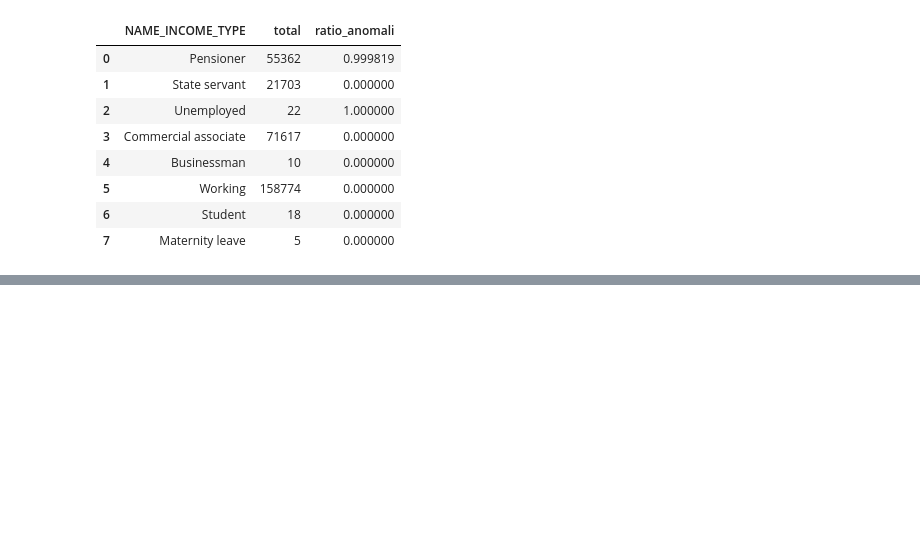
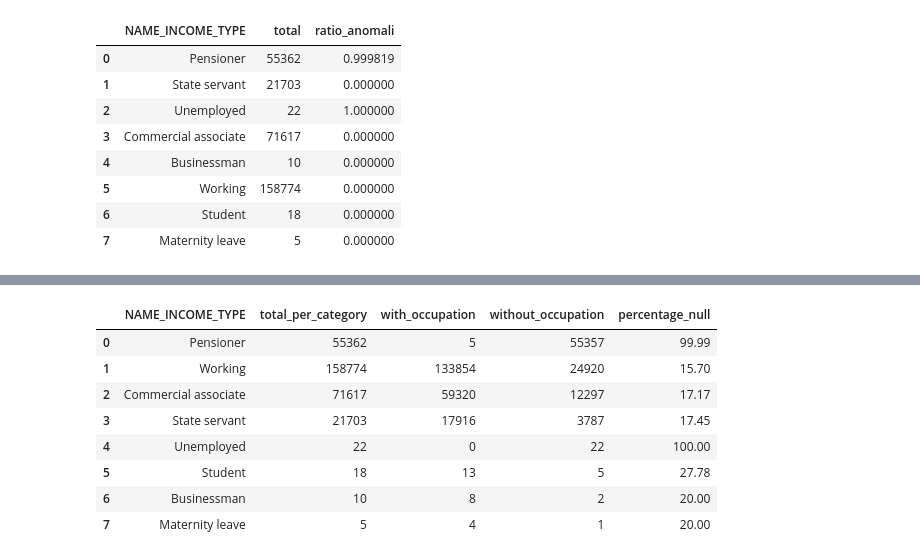
Before and after one commit to dimitrimovila/credit_risk_model, a Jupyter notebook: 01_eda_and_sql.ipynb, the cells around one changed output, grey strips where cells are left out. Cells and saved outputs as stored; diff of their text form; code cells hidden in the pictures; blank space fills up the shorter version.

```diff
--- a/01_eda_and_sql.ipynb
+++ b/01_eda_and_sql.ipynb
@@ -277,0 +395,26 @@ display(df_verification)
+# %%
+# Is there a correlation between income type and missing occupation?
+cross_check_query = """
+SELECT
+    NAME_INCOME_TYPE,
+    COUNT(*) AS total_per_category,
+    COUNT(OCCUPATION_TYPE) AS with_occupation,
+    COUNT(*) - COUNT(OCCUPATION_TYPE) AS without_occupation,
+    ROUND((COUNT(*) - COUNT(OCCUPATION_TYPE)) * 100.0 / COUNT(*), 2) AS percentage_null
+FROM app_train
+GROUP BY NAME_INCOME_TYPE
+ORDER BY without_occupation DESC;
+"""
+
+df_cross = con.execute(cross_check_query).df()
+display(df_cross)
+# %% [output]
+|  | NAME_INCOME_TYPE | total_per_category | with_occupation | without_occupation | percentage_null |
+| 0 | Pensioner | 55362 | 5 | 55357 | 99.99 |
+| 1 | Working | 158774 | 133854 | 24920 | 15.70 |
+| 2 | Commercial associate | 71617 | 59320 | 12297 | 17.17 |
+| 3 | State servant | 21703 | 17916 | 3787 | 17.45 |
+| 4 | Unemployed | 22 | 0 | 22 | 100.00 |
+| 5 | Student | 18 | 13 | 5 | 27.78 |
+| 6 | Businessman | 10 | 8 | 2 | 20.00 |
+| 7 | Maternity leave | 5 | 4 | 1 | 20.00 |
```
Also changed, not shown: parts of 13 cells of this notebook.
